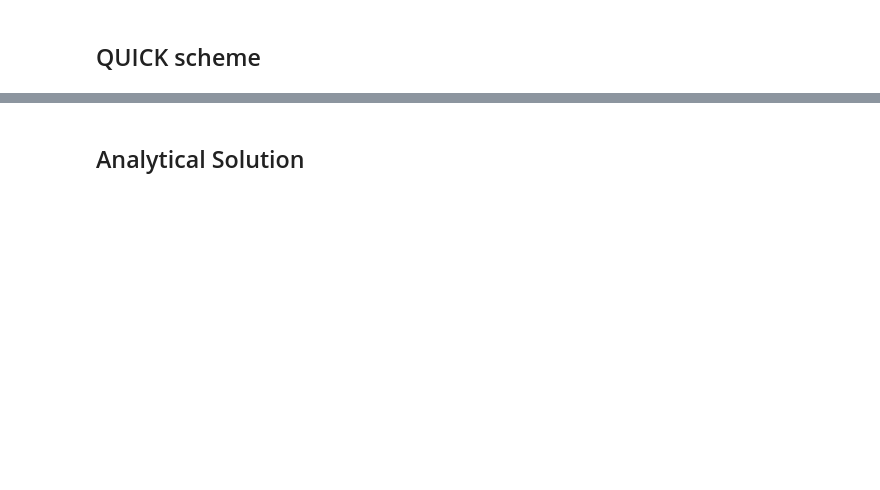
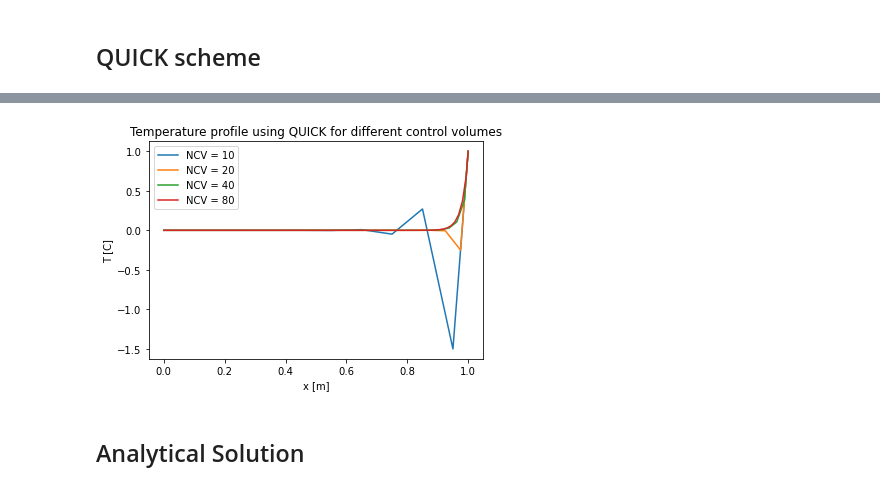
Before and after one commit to vflores4/Assignment3, a Jupyter notebook: Assignment3/Assignment3.ipynb, the cells around one changed output, grey strips where cells are left out. Drawn from its saved outputs; the diff is of its cells as text; code cells hidden in the pictures; blank space fills up the shorter version.

Commit message:
Adding quick scheme

```diff
--- a/Assignment3/Assignment3.ipynb
+++ b/Assignment3/Assignment3.ipynb
@@ -201,8 +203,25 @@ class QUICKAdvectionModel:
         #To modify the value of alphae on the domains boundaries
         self._alphae [-1] = -1
 
-        # Calculate the east integration point values (including both boundaries)
-        self._phie = (1 + self._alphae)/2*self._phi[0:-1] + (1 - self._alphae)/2*self._phi[1:]
+        #To calculate the east integration point values of the interior control volume
+        for i in range(self._grid.ncv):
+            if self._Uhe[i] >= 0:
+                TW = (((self._grid.xf[i] - self._grid.xP[i])*(self._grid.xf[i] - self._grid.xP[i+1]))/((self._grid.xP[i-1] - self._grid.xP[i])*(self._grid.xP[i-1] - self._grid.xP[i+1])))*self._phi[i-1]
+                TP = ((self._grid.xf[i]-self._grid.xP[i-1])*(self._grid.xf[i]-self._grid.xP[i+1]))/((self._grid.xP[i]-self._grid.xP[i-1])*(self._grid.xP[i]-self._grid.xP[i+1]))*self._phi[i]
+                TE = ((self._grid.xf[i]-self._grid.xP[i-1])*(self._grid.xf[i]-self._grid.xP[i]))/((self._grid.xP[i+1]-self._grid.xP[i-1])*(self._grid.xP[i+1]-self._grid.xP[i]))*self._phi[i+1]
+                self._phie[i] = TW + TP + TE
+
+            #xW = grid.xP[i-1]
+            #xP = grid.xP[i]
+            #xE = grid.xP[i+1]
+            #xe = grid.xf[i]
+         # Calculate the east integration point values
+        #self._phie = (((xe-xP)*(xe-xE))/((xW-xP)*(xE-xP)))*self._phi[0:-3] + (((xe-xW)*(xe-xE))/((xP-xW)*(xP-xE)))*self._phi[1:-2] + (((xe-xW)*(xe-xP))/((xE-xW)*(xE-xP)))*self._phi[2:-1]
+
+        # Calculate the east integration point values for the boundaries
+        self._phie [0] = (1 + self._alphae[0])/2*self._phi[0] + (1 - self._alphae[0])/2*self._phi[1]
+        self._phie[-1] = (1 + self._alphae[-1])/2*self._phi[-2] + (1 - self._alphae[-1])/2*self._phi[-1]
+
 
         # Calculate the face mass fluxes
         mdote = self._rho*self._Uhe*self._grid.Af
@@ -595,0 +633,5 @@ plt.show()
+# %%
+T_QUICK1, grid1 = QUICK(10)
+T_QUICK2, grid2 = QUICK(20)
+T_QUICK3, grid3 = QUICK(40)
+T_QUICK4, grid4 = QUICK(80)
@@ -596,3 +656,23 @@ plt.show()
+# %%
+%matplotlib inline
+import matplotlib.pyplot as plt
+
+fig3, ax = plt.subplots()
+
+
+ax.plot(grid1, T_QUICK1, label="NCV = 10")
+ax.plot(grid2, T_QUICK2, label="NCV = 20")
+ax.plot(grid3, T_QUICK3, label="NCV = 40")
+ax.plot(grid4, T_QUICK4, label="NCV = 80")
+
+
+ax.set_title("Temperature profile using QUICK for different control volumes")
+ax.set_xlabel("x [m]")
+ax.set_ylabel("T [C]")
+ax.legend()
+plt.show()
+# %% [output]
+[figure, added]
 # %% [markdown]
 ## Analytical Solution
 # %%
```
Also changed, not shown: parts of 20 cells of this notebook.
